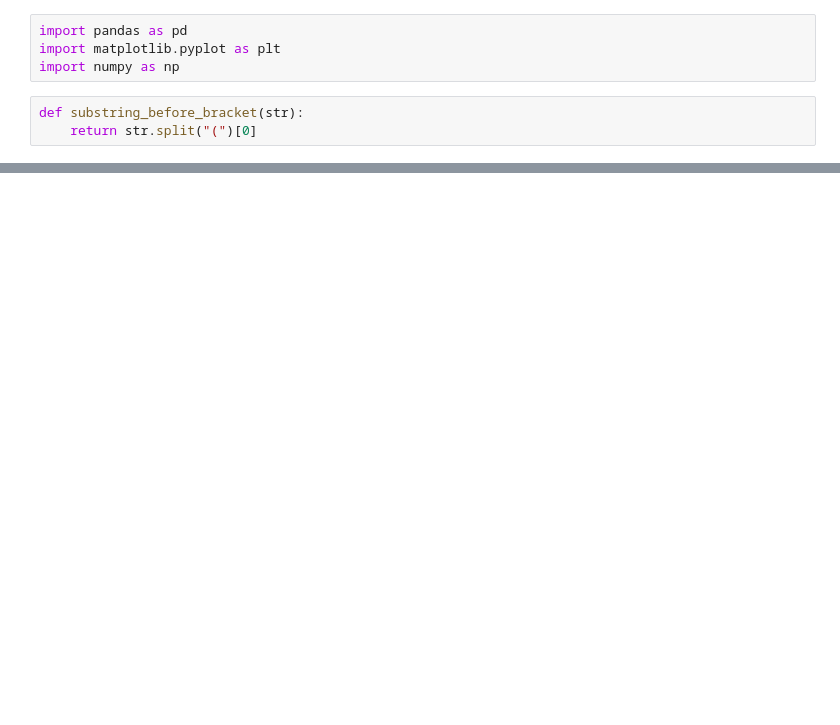
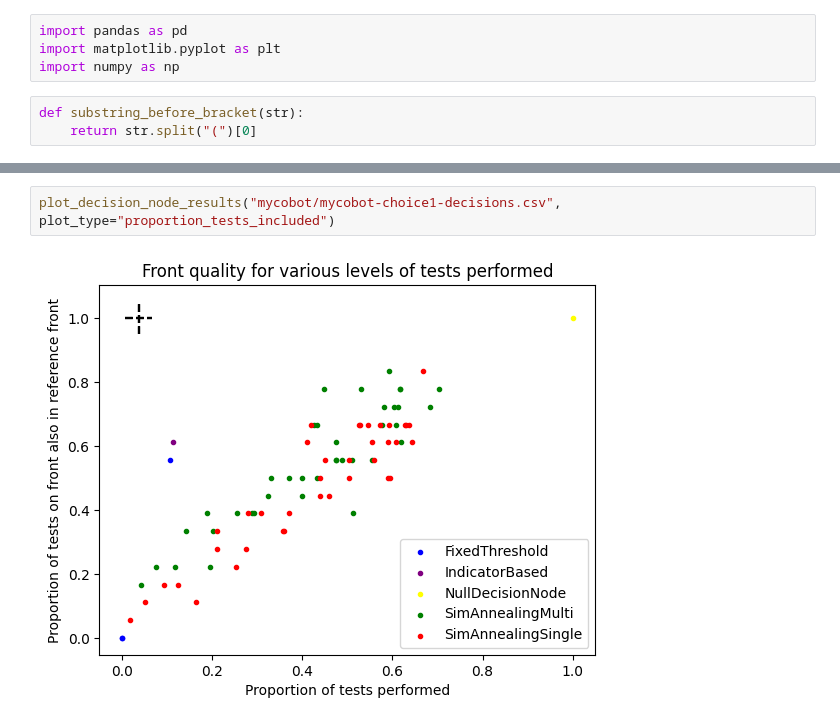
Before and after one commit to jrharbin-york/SBTPredictors, a Jupyter notebook: notebooks/Decision_Nodes_Analysis.ipynb, the cells around one changed output, grey strips where cells are left out. Cells and saved outputs as stored; diff of their text form; blank space fills up the shorter version.

```diff
--- a/notebooks/Decision_Nodes_Analysis.ipynb
+++ b/notebooks/Decision_Nodes_Analysis.ipynb
@@ -61,0 +95,4 @@ plot_decision_node_results("eterry/eterry-choice1-decisions.csv", plot_type="hyp
+# %%
+plot_decision_node_results("mycobot/mycobot-choice1-decisions.csv", plot_type="proportion_tests_included")
+# %% [output]
+[figure, added]
```
Also changed, not shown: parts of 8 cells of this notebook, 2 other files.
